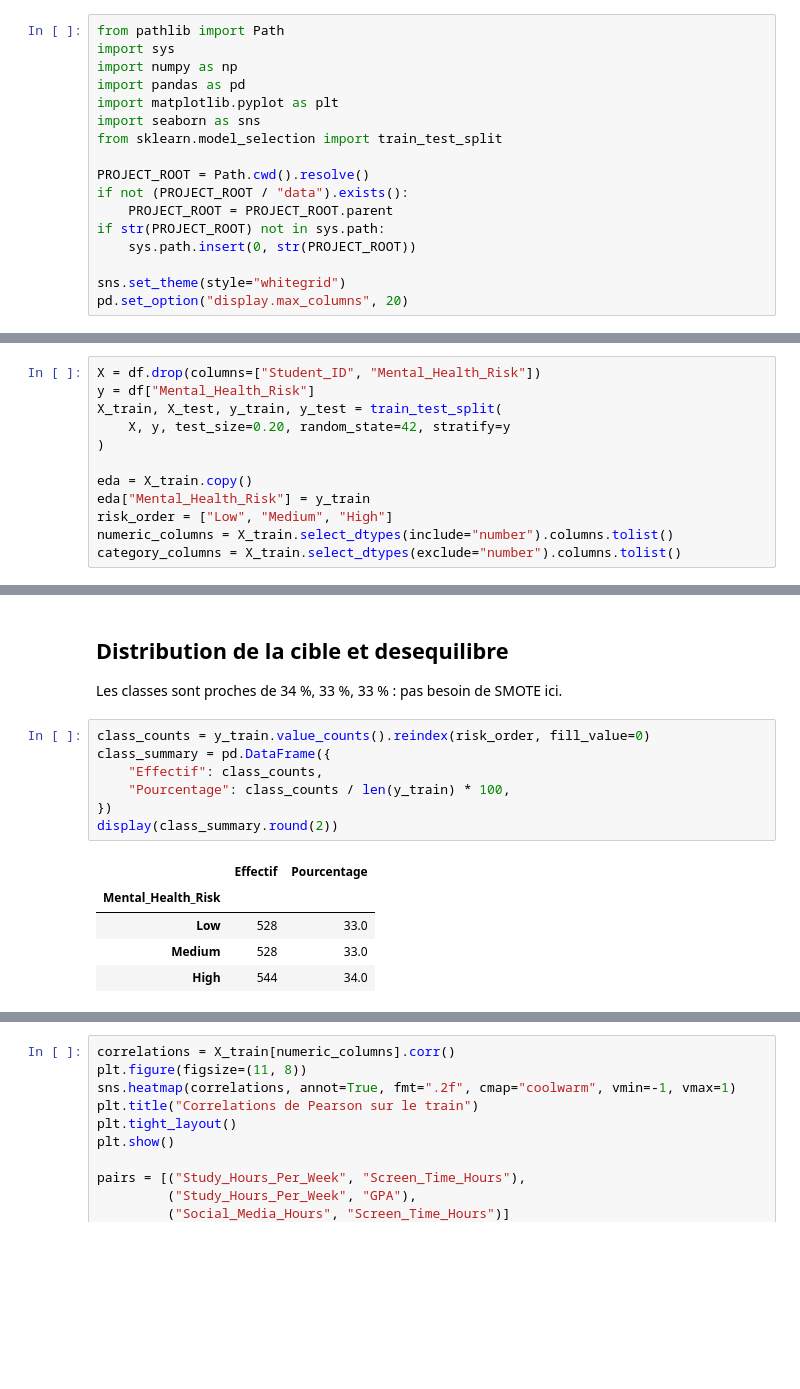
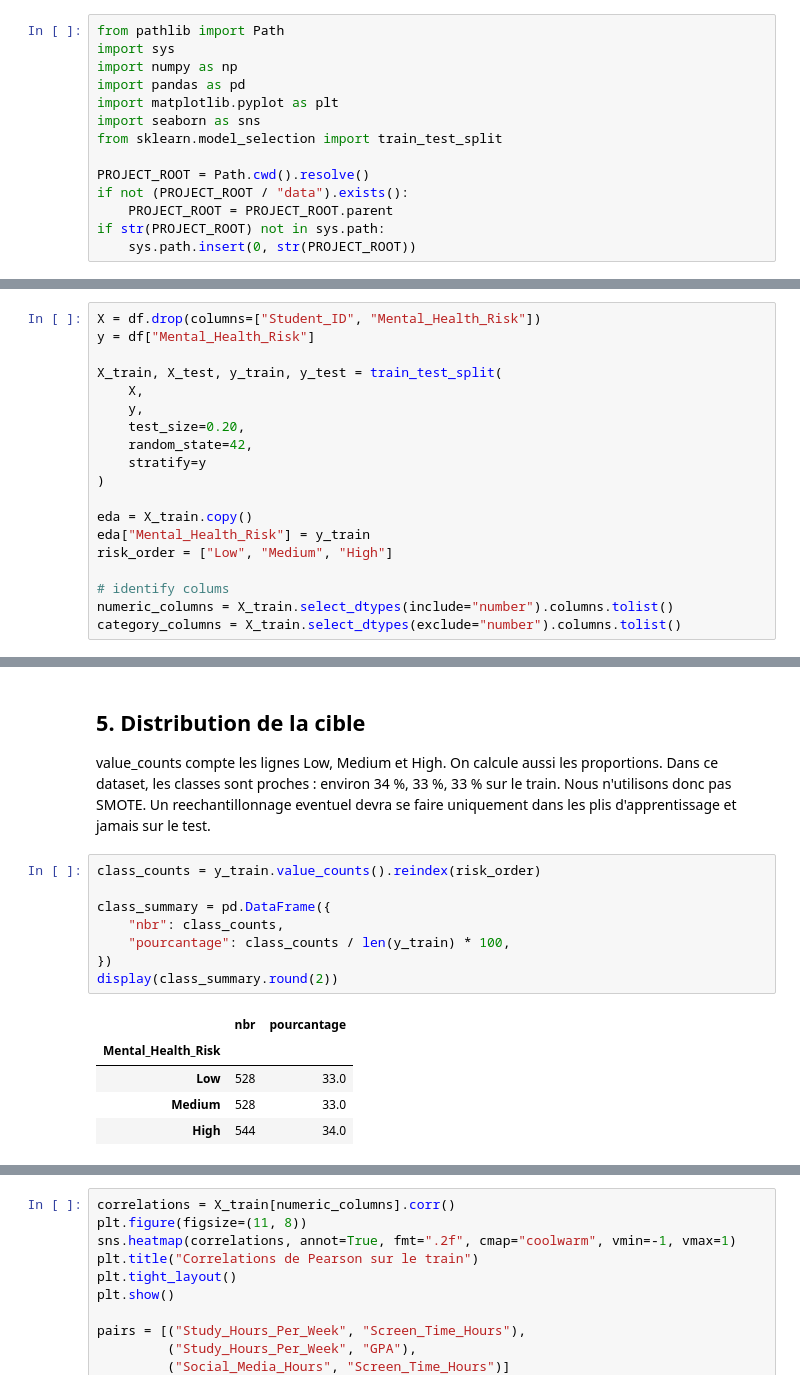
Before and after one commit to ayouberrak2/Jury-Blanc, a Jupyter notebook: notebooks/01_eda.ipynb, the cells around one changed output, grey strips where cells are left out. Cells and saved outputs as stored; diff of their text form; blank space fills up the shorter version.

```diff
--- a/notebooks/01_eda.ipynb
+++ b/notebooks/01_eda.ipynb
@@ -20,7 +26,4 @@ if not (PROJECT_ROOT / "data").exists():
     PROJECT_ROOT = PROJECT_ROOT.parent
 if str(PROJECT_ROOT) not in sys.path:
     sys.path.insert(0, str(PROJECT_ROOT))
-
-sns.set_theme(style="whitegrid")
-pd.set_option("display.max_columns", 20)
 # %% [markdown]
@@ -69,13 +78,20 @@ Garder 80 % pour le train et 20 % pour le test. Le test reste reserve pour la fi
 # %%
 X = df.drop(columns=["Student_ID", "Mental_Health_Risk"])
 y = df["Mental_Health_Risk"]
+
 X_train, X_test, y_train, y_test = train_test_split(
-    X, y, test_size=0.20, random_state=42, stratify=y
+    X,
+    y,
+    test_size=0.20,
+    random_state=42,
+    stratify=y
 )
 
 eda = X_train.copy()
 eda["Mental_Health_Risk"] = y_train
 risk_order = ["Low", "Medium", "High"]
+
+# identify colums
 numeric_columns = X_train.select_dtypes(include="number").columns.tolist()
 category_columns = X_train.select_dtypes(exclude="number").columns.tolist()
 # %% [markdown]
@@ -106,18 +129,22 @@ display(missing.round(2))
 | Diet_Quality | 55 | 3.44 |
 | Previous_Mental_Health_History | 0 | 0.00 |
 # %% [markdown]
-## Distribution de la cible et desequilibre
+## 5. Distribution de la cible
 
-Les classes sont proches de 34 %, 33 %, 33 % : pas besoin de SMOTE ici.
+value_counts compte les lignes Low, Medium et High. On calcule aussi les proportions.
+Dans ce dataset, les classes sont proches : environ 34 %, 33 %, 33 % sur le train.
+Nous n'utilisons donc pas SMOTE. Un reechantillonnage eventuel devra se faire uniquement dans
+les plis d'apprentissage et jamais sur le test.
 # %%
-class_counts = y_train.value_counts().reindex(risk_order, fill_value=0)
+class_counts = y_train.value_counts().reindex(risk_order)
+
 class_summary = pd.DataFrame({
-    "Effectif": class_counts,
-    "Pourcentage": class_counts / len(y_train) * 100,
+    "nbr": class_counts,
+    "pourcantage": class_counts / len(y_train) * 100,
 })
 display(class_summary.round(2))
 # %% [output]
-|  | Effectif | Pourcentage |
+|  | nbr | pourcantage |
 | Mental_Health_Risk |  |  |
 | Low | 528 | 33.0 |
 | Medium | 528 | 33.0 |
```
Also changed, not shown: parts of 23 cells of this notebook.
